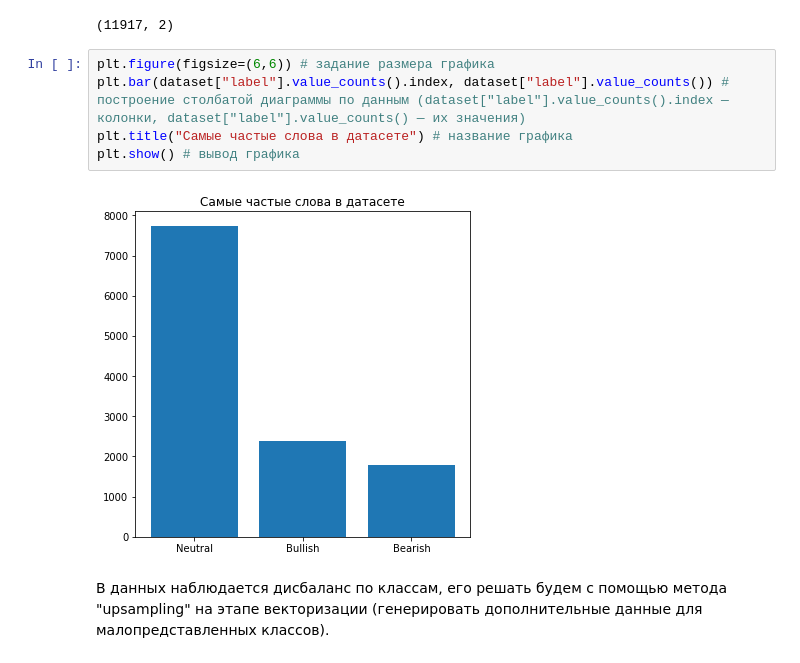
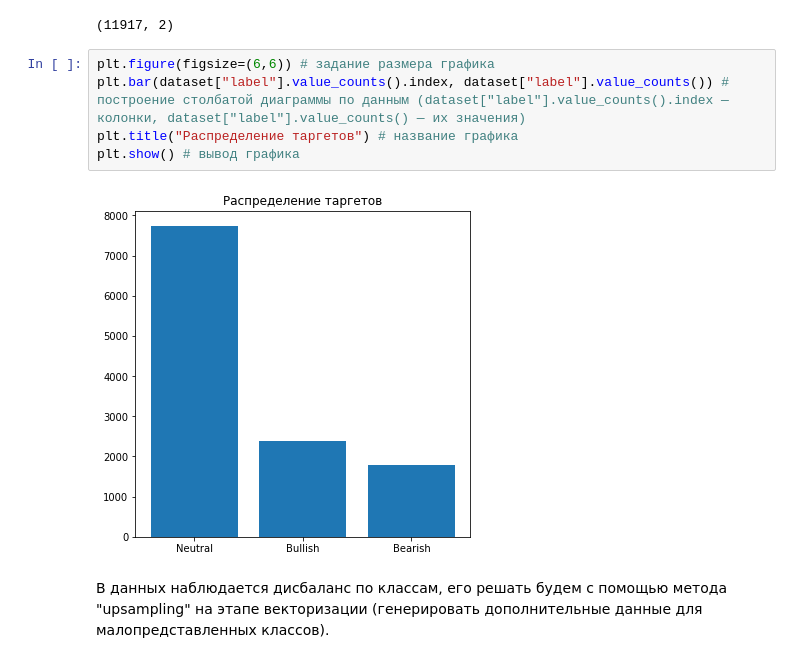
Before and after one commit to DenisKabanov/natural_language_processing, a Jupyter notebook: 2) Bayes classifiers/task.ipynb, the cells around one changed output. Drawn from its saved outputs; the diff is of its cells as text.

```diff
--- a/2) Bayes classifiers/task.ipynb
+++ b/2) Bayes classifiers/task.ipynb
@@ -140,10 +140,10 @@ dataset.shape # размер датасета после удаления выб
 # %%
 plt.figure(figsize=(6,6)) # задание размера графика
 plt.bar(dataset["label"].value_counts().index, dataset["label"].value_counts()) # построение столбатой диаграммы по данным (dataset["label"].value_counts().index — колонки, dataset["label"].value_counts() — их значения)
-plt.title("Самые частые слова в датасете") # название графика
+plt.title("Распределение таргетов") # название графика
 plt.show() # вывод графика
 # %% [output]
-[figure, old version]
+[figure, new version]
 # %% [markdown]
 В данных наблюдается дисбаланс по классам, его решать будем с помощью метода "upsampling" на этапе векторизации (генерировать дополнительные данные для малопредставленных классов).
 # %% [markdown]
```
Also changed, not shown: parts of 6 cells of this notebook.
